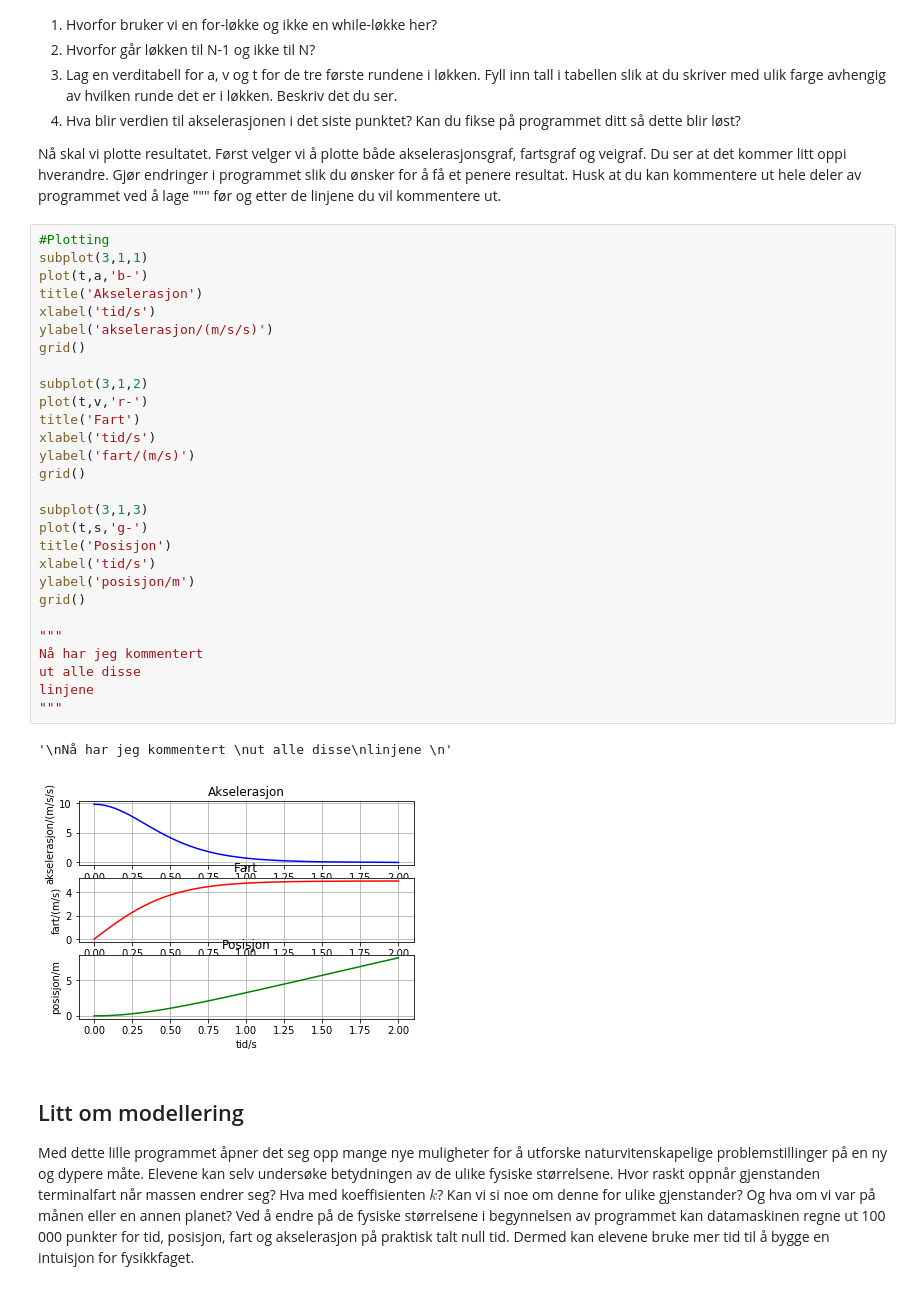
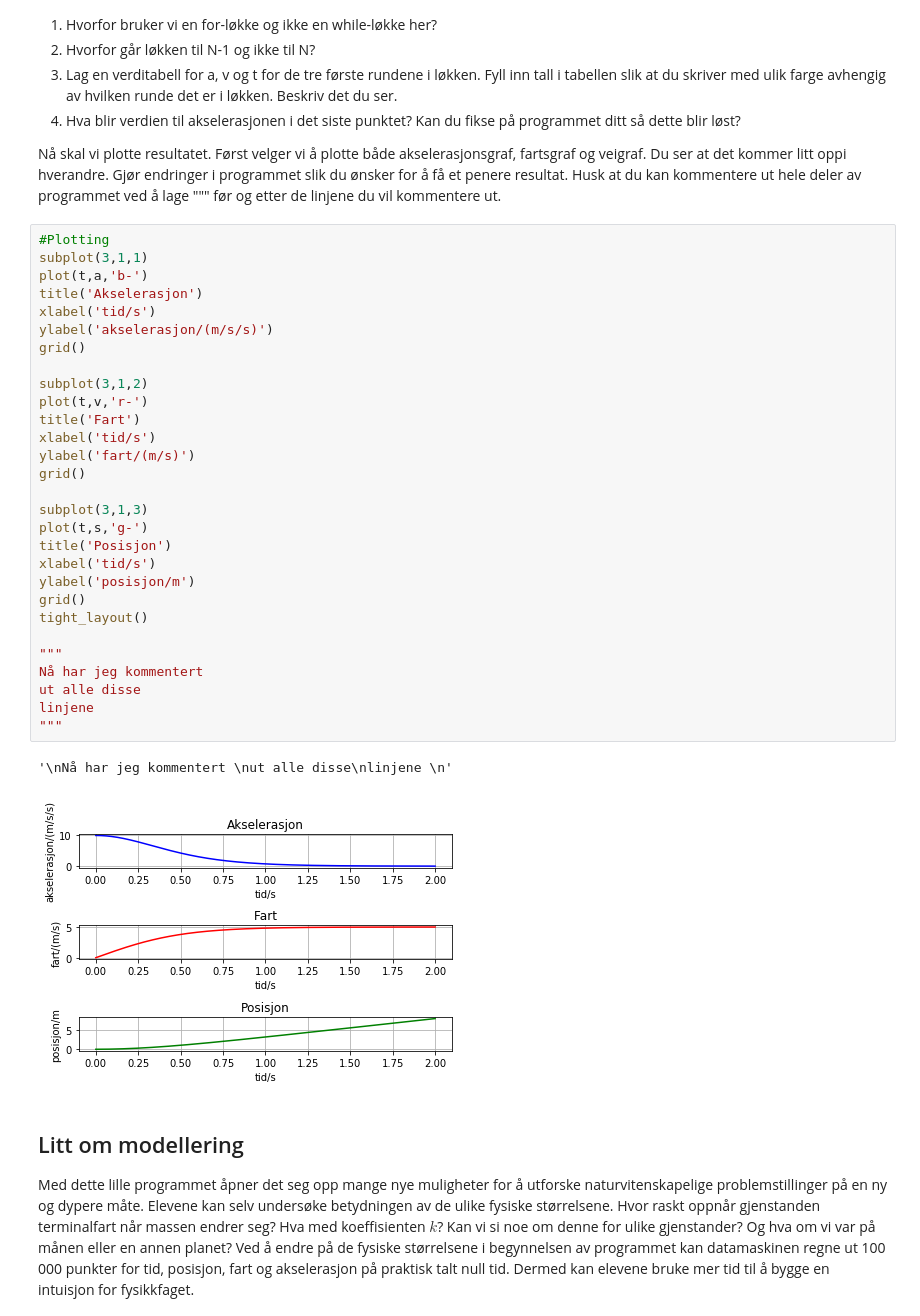
Before and after one commit to uio-profag/vgs, a Jupyter notebook: content/endrer/endrer.ipynb, the cells around one changed output. Drawn from its saved outputs; the diff is of its cells as text.

```diff
--- a/content/endrer/endrer.ipynb
+++ b/content/endrer/endrer.ipynb
@@ -70,34 +68,35 @@ Nå skal vi plotte resultatet. Først velger vi å plotte både akselerasjonsgra
 # %%
 #Plotting
 subplot(3,1,1)
 plot(t,a,'b-')
 title('Akselerasjon')
 xlabel('tid/s')
 ylabel('akselerasjon/(m/s/s)')
 grid()
 
 subplot(3,1,2)
 plot(t,v,'r-')
 title('Fart')
 xlabel('tid/s')
 ylabel('fart/(m/s)')
 grid()
 
 subplot(3,1,3)
 plot(t,s,'g-')
 title('Posisjon')
 xlabel('tid/s')
 ylabel('posisjon/m')
 grid()
+tight_layout()
 
 """
 Nå har jeg kommentert
 ut alle disse
 linjene
 """
 # %% [output]
 '\nNå har jeg kommentert \nut alle disse\nlinjene \n'
-[figure, old version]
+[figure, new version]
 # %% [markdown]
 ## Litt om modellering
 Med dette lille programmet åpner det seg opp mange nye muligheter for å utforske naturvitenskapelige problemstillinger på en ny og dypere måte.
```
Also changed, not shown: parts of 1 cell of this notebook.
